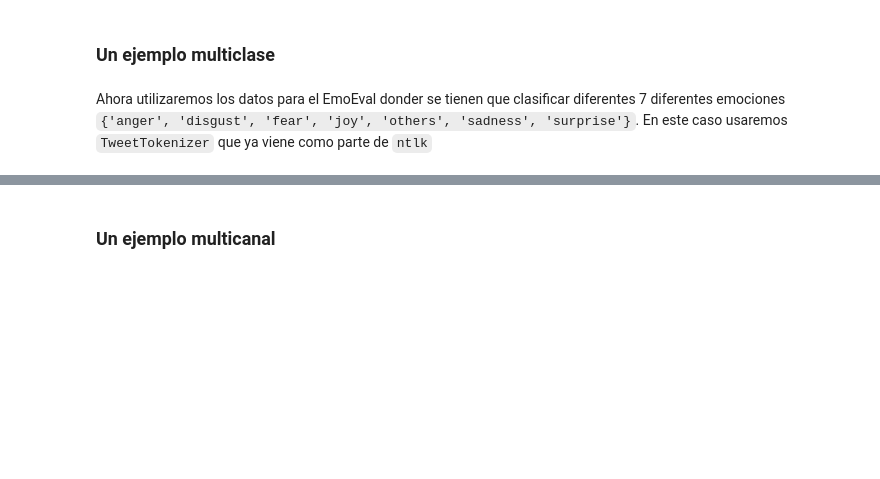
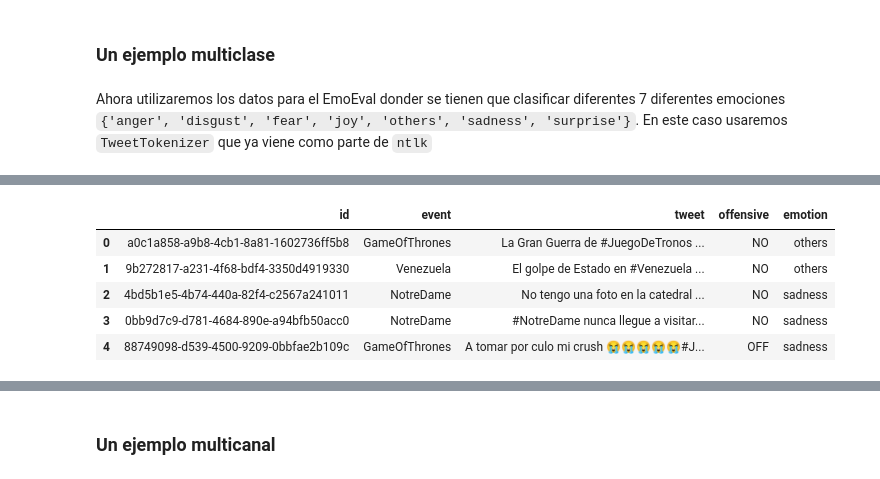
Before and after one commit to kyriox/nlp, a Jupyter notebook: 08_CNN_en_texto.ipynb, the cells around one changed output, grey strips where cells are left out. Saved outputs shown, nothing was run; the diff lists cells and outputs as text; code cells hidden in the pictures; blank space fills up the shorter version.

```diff
--- a/08_CNN_en_texto.ipynb
+++ b/08_CNN_en_texto.ipynb
@@ -501,0 +607,9 @@ set(dev_emo_df.emotion)
+# %%
+train_emo_df.head()
+# %% [output]
+|  | id | event | tweet | offensive | emotion |
+| 0 | a0c1a858-a9b8-4cb1-8a81-1602736ff5b8 | GameOfThrones | La Gran Guerra de #JuegoDeTronos ... | NO | others |
+| 1 | 9b272817-a231-4f68-bdf4-3350d4919330 | Venezuela | El golpe de Estado en #Venezuela ... | NO | others |
+| 2 | 4bd5b1e5-4b74-440a-82f4-c2567a241011 | NotreDame | No tengo una foto en la catedral ... | NO | sadness |
+| 3 | 0bb9d7c9-d781-4684-890e-a94bfb50acc0 | NotreDame | #NotreDame nunca llegue a visitar... | NO | sadness |
+| 4 | 88749098-d539-4500-9209-0bbfae2b109c | GameOfThrones | A tomar por culo mi crush 😭😭😭😭😭#J... | OFF | sadness |
```
Also changed, not shown: parts of 44 cells of this notebook, 1 other file.
